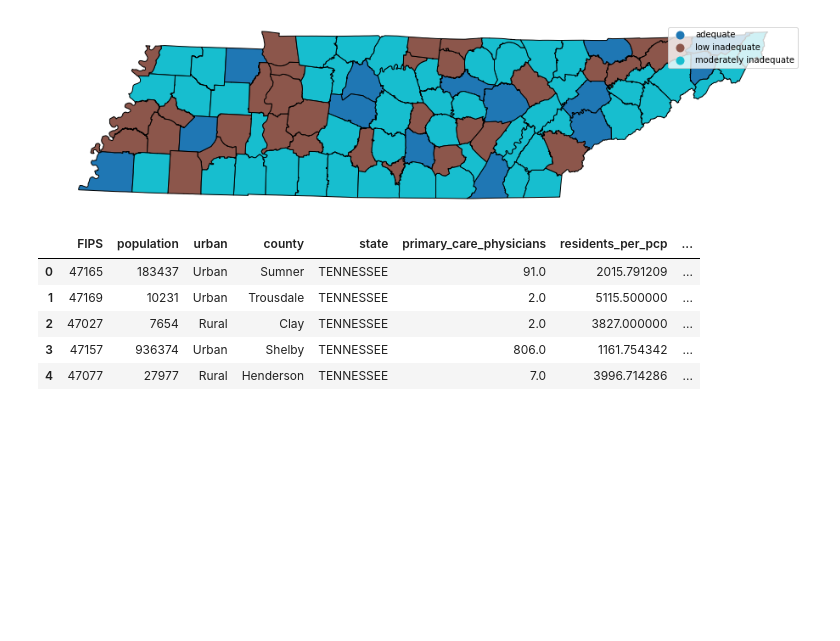
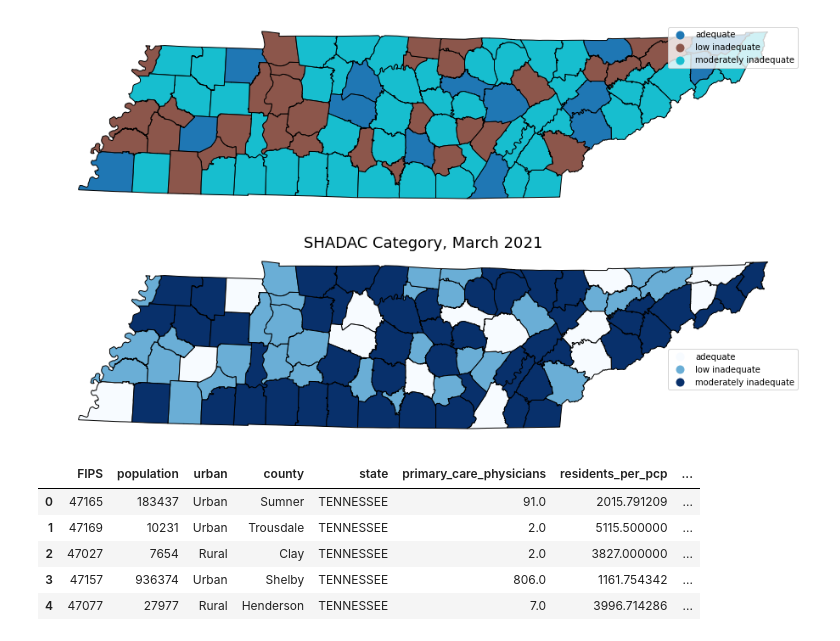
Before and after one commit to ludermln/data-science-essentials-4, a Jupyter notebook: notebooks/Week_2_3_4_tasks.ipynb, the cells around one changed output. Cells and saved outputs as stored; diff of their text form; code cells hidden in the pictures; blank space fills up the shorter version.

```diff
--- a/notebooks/Week_2_3_4_tasks.ipynb
+++ b/notebooks/Week_2_3_4_tasks.ipynb
@@ -643,6 +644,25 @@ counties.plot(column = 'shadac_category',
 ax.axis('off');
 # %% [output]
 [figure]
+# %%
+fig, ax = plt.subplots(figsize=(16,4))
+
+counties.plot(column = 'shadac_category',
+              edgecolor = 'black',
+              legend = True,
+              cmap = 'Blues',
+              ax = ax)
+
+# Position the legend
+leg = ax.get_legend()
+leg.set_bbox_to_anchor((1, 0.5))
+
+# Add a title
+plt.title('SHADAC Category, March 2021', fontsize = 18)
+
+ax.axis('off');
+# %% [output]
+[figure, added]
 # %%
 physicians.head(5)
 # %% [output]
```
Also changed, not shown: parts of 22 cells of this notebook.
